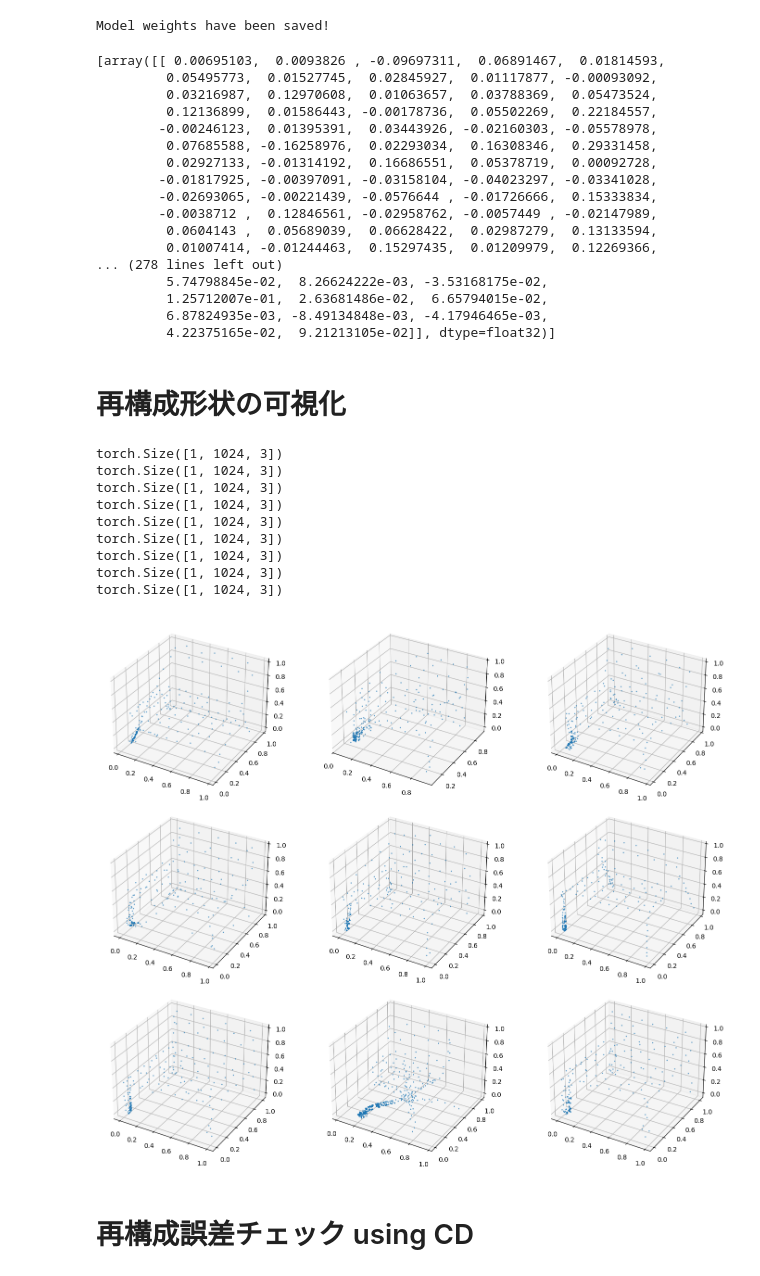
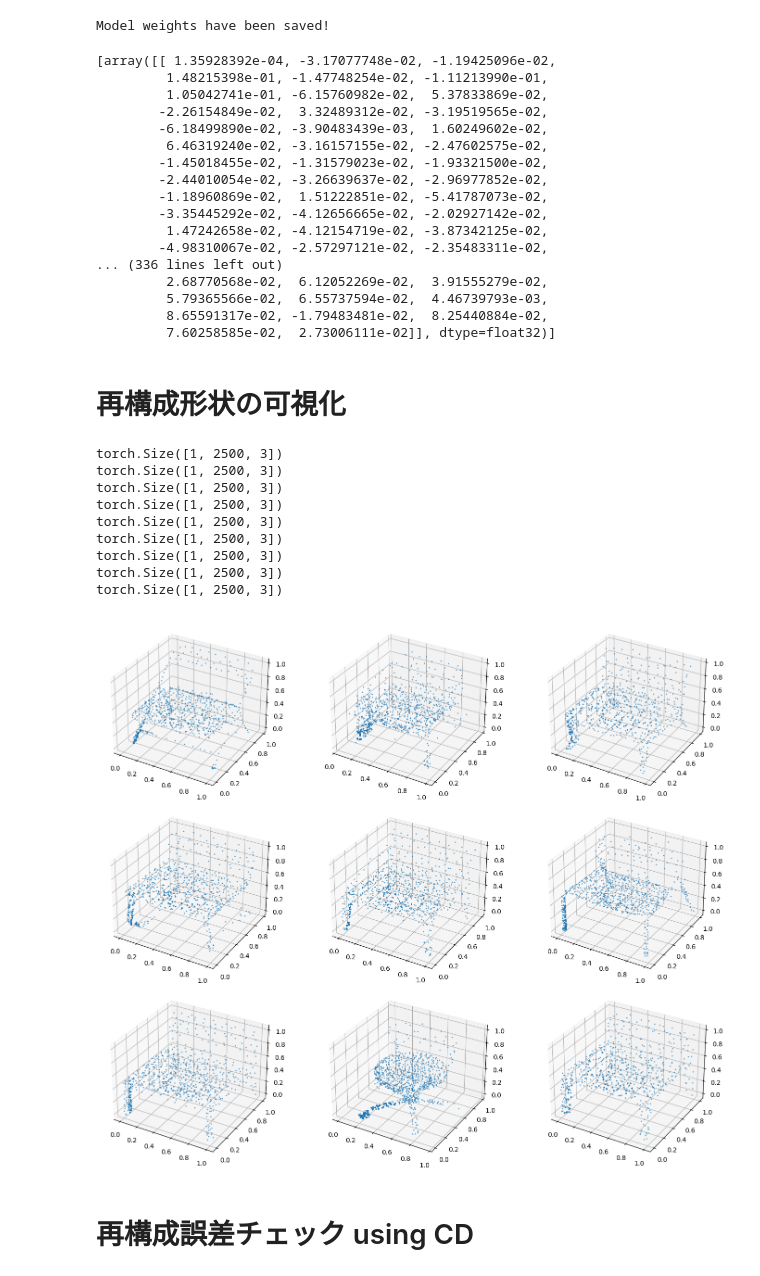
Before and after one commit to Ssurf777/VAEforPointCloud, a Jupyter notebook: main_for_PointNetDPF_v2(CD).ipynb, the cells around one changed output. Cells and saved outputs as stored; diff of their text form; code cells hidden in the pictures.

```diff
--- a/main_for_PointNetDPF_v2(CD).ipynb
+++ b/main_for_PointNetDPF_v2(CD).ipynb
@@ -115,13 +111,13 @@ import torch.nn.functional as F
 
 
 device = 'cuda' if torch.cuda.is_available() else 'cpu'
-num_points =5000
+num_points =2500
 # データ準備
 file_names = [f"/content/drive/MyDrive/chair/chair_{i:04d}.off" for i in range(1, 10)]
 data_loader = prepare_data_for_ISAB(file_names, num_points=num_points, device=device)
 print(len(data_loader))
-# VAEモデル構築
-vae = PointNet_DPF_Model(input_dim=3, latent_dim=128, num_points=num_points, num_bins=64, num_flows=7).to(device)
+# Flow model num_flow=3, the number of points=2500,
+vae = PointNet_DPF_Model(input_dim=3, latent_dim=128, num_points=num_points, num_bins=64, num_flows=3).to(device)
 optimizer = optim.Adam(vae.parameters(), lr=0.5e-3)
 # %% [output]
 9
@@ -201,23 +197,23 @@ Model weights have been saved!
 # %%
 print(z_list) # z mu logvar
 # %% [output]
-[array([[ 0.00695103,  0.0093826 , -0.09697311,  0.06891467,  0.01814593,
-         0.05495773,  0.01527745,  0.02845927,  0.01117877, -0.00093092,
-         0.03216987,  0.12970608,  0.01063657,  0.03788369,  0.05473524,
-         0.12136899,  0.01586443, -0.00178736,  0.05502269,  0.22184557,
-        -0.00246123,  0.01395391,  0.03443926, -0.02160303, -0.05578978,
-         0.07685588, -0.16258976,  0.02293034,  0.16308346,  0.29331458,
-         0.02927133, -0.01314192,  0.16686551,  0.05378719,  0.00092728,
-        -0.01817925, -0.00397091, -0.03158104, -0.04023297, -0.03341028,
-        -0.02693065, -0.00221439, -0.0576644 , -0.01726666,  0.15333834,
-        -0.0038712 ,  0.12846561, -0.02958762, -0.0057449 , -0.02147989,
-         0.0604143 ,  0.05689039,  0.06628422,  0.02987279,  0.13133594,
-         0.01007414, -0.01244463,  0.15297435,  0.01209979,  0.12269366,
-... (278 lines left out)
-         5.74798845e-02,  8.26624222e-03, -3.53168175e-02,
-         1.25712007e-01,  2.63681486e-02,  6.65794015e-02,
-         6.87824935e-03, -8.49134848e-03, -4.17946465e-03,
-         4.22375165e-02,  9.21213105e-02]], dtype=float32)]
+[array([[ 1.35928392e-04, -3.17077748e-02, -1.19425096e-02,
+         1.48215398e-01, -1.47748254e-02, -1.11213990e-01,
+         1.05042741e-01, -6.15760982e-02,  5.37833869e-02,
+        -2.26154849e-02,  3.32489312e-02, -3.19519565e-02,
+        -6.18499890e-02, -3.90483439e-03,  1.60249602e-02,
+         6.46319240e-02, -3.16157155e-02, -2.47602575e-02,
+        -1.45018455e-02, -1.31579023e-02, -1.93321500e-02,
+        -2.44010054e-02, -3.26639637e-02, -2.96977852e-02,
+        -1.18960869e-02,  1.51222851e-02, -5.41787073e-02,
+        -3.35445292e-02, -4.12656665e-02, -2.02927142e-02,
+         1.47242658e-02, -4.12154719e-02, -3.87342125e-02,
+        -4.98310067e-02, -2.57297121e-02, -2.35483311e-02,
+... (336 lines left out)
+         2.68770568e-02,  6.12052269e-02,  3.91555279e-02,
+         5.79365566e-02,  6.55737594e-02,  4.46739793e-03,
+         8.65591317e-02, -1.79483481e-02,  8.25440884e-02,
+         7.60258585e-02,  2.73006111e-02]], dtype=float32)]
 # %% [markdown]
 # 再構成形状の可視化
 # %%
@@ -231,50 +227,50 @@ device = torch.device("cuda" if torch.cuda.is_available() else "cpu")
 z_list = [torch.tensor(z_array[i], dtype=torch.float32).to(device) for i in range(z_array.shape[0])]
 
 # 可視化用設定
-num_points = 5000
+num_points = 2500
 fig, axes = plt.subplots(nrows=3, ncols=3, figsize=(15, 12), subplot_kw={'projection': '3d'})
 axes = axes.flatten()
 
 # 再構成と可視化
 for index, z in enumerate(z_list):
     if index >= len(axes):
         break  # 9つのプロットで終了
 
     # 再構築 (z を 1バッチの形に変換して decode)
     recon_batch = vae.decode(z)  # z をバッチの形状に変換
     print(recon_batch.shape)
 
     # CPU上で detach して numpy に変換
     # デコード結果 recon_batch: (1, num_points, 3)
     reconst_np = recon_batch.squeeze(0).cpu().detach().numpy()  # -> (num_points, 3)
 
     # 各軸を列インデックスで取得
     reconst_x = reconst_np[:, 0]
     reconst_y = reconst_np[:, 1]
     reconst_z = reconst_np[:, 2]
 
     # プロット
     axes[index].scatter(reconst_x, reconst_y, reconst_z, s=1, alpha=0.6)
 
     # 潜在変数の値をフラット化してタイトルに表示
     z_flat = z.view(-1).tolist()  # 1次元化
     z_str = ", ".join([f"{value:.2f}" for value in z_flat])
     #axes[index].set_title(f"Latent Variables: {z_str}")
 
 # 最後にプロットを表示
 plt.tight_layout()
 plt.show()
 # %% [output]
-torch.Size([1, 1024, 3])
-torch.Size([1, 1024, 3])
-torch.Size([1, 1024, 3])
-torch.Size([1, 1024, 3])
-torch.Size([1, 1024, 3])
-torch.Size([1, 1024, 3])
-torch.Size([1, 1024, 3])
-torch.Size([1, 1024, 3])
-torch.Size([1, 1024, 3])
+torch.Size([1, 2500, 3])
+torch.Size([1, 2500, 3])
+torch.Size([1, 2500, 3])
+torch.Size([1, 2500, 3])
+torch.Size([1, 2500, 3])
+torch.Size([1, 2500, 3])
+torch.Size([1, 2500, 3])
+torch.Size([1, 2500, 3])
+torch.Size([1, 2500, 3])
-[figure, old version]
+[figure, new version]
 # %% [markdown]
 # 再構成誤差チェック using CD
 # %%
```
Also changed, not shown: parts of 6 cells of this notebook.
